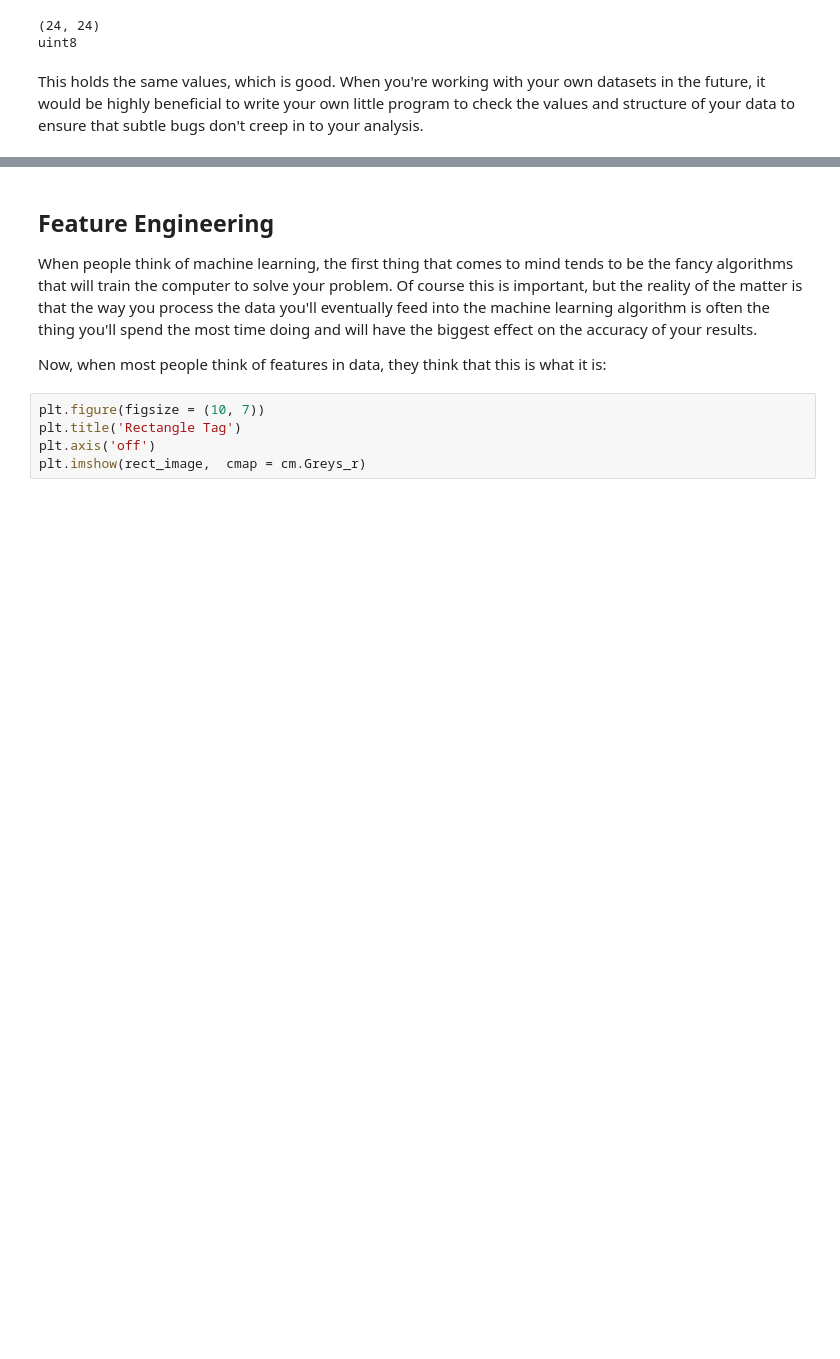
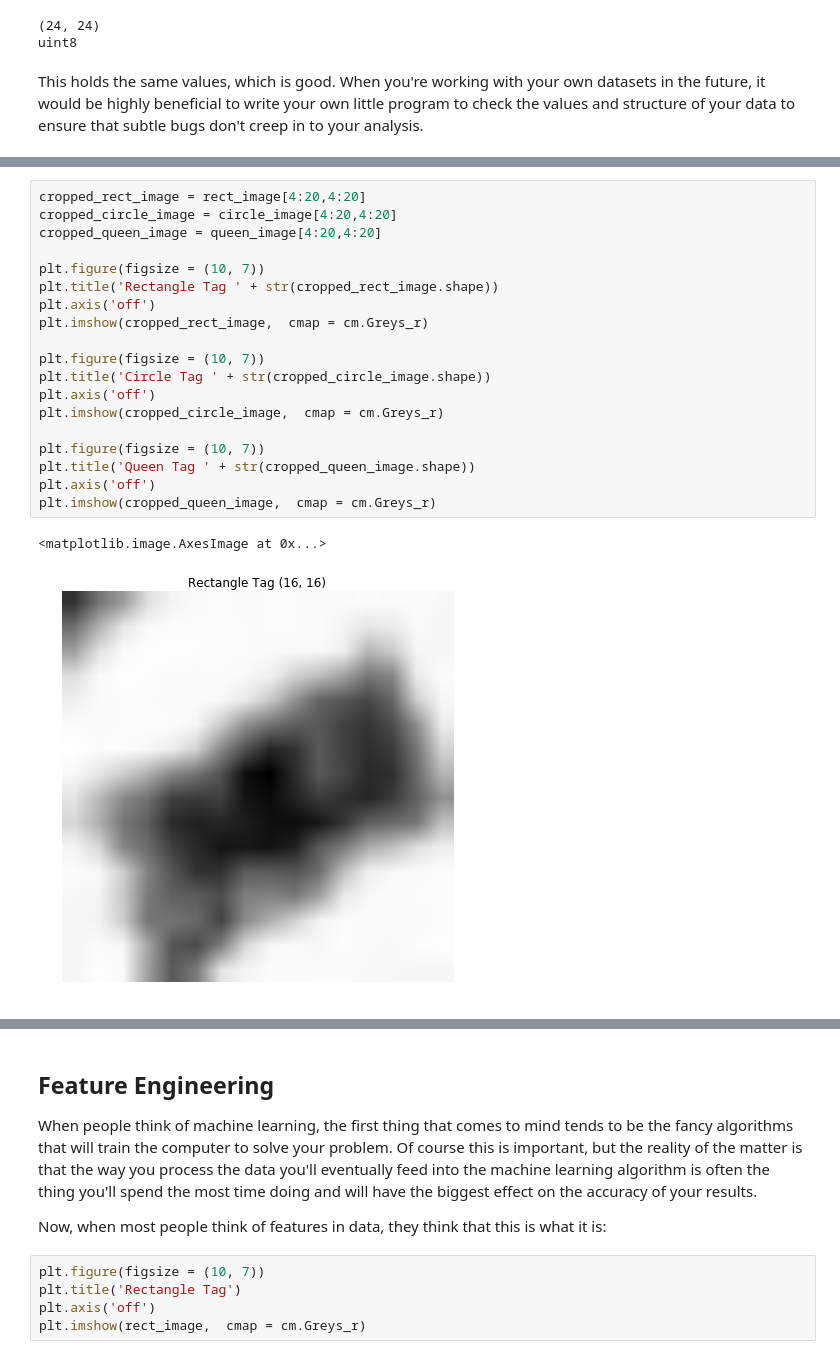
Before and after one commit to alistairwalsh/MLD, a Jupyter notebook: images_features.ipynb, the cells around one changed output, grey strips where cells are left out. Cells and saved outputs as stored; diff of their text form; blank space fills up the shorter version.

```diff
--- a/images_features.ipynb
+++ b/images_features.ipynb
@@ -69,0 +74,22 @@ This holds the same values, which is good. When you're working with your own dat
+# %%
+cropped_rect_image = rect_image[4:20,4:20]
+cropped_circle_image = circle_image[4:20,4:20]
+cropped_queen_image = queen_image[4:20,4:20]
+
+plt.figure(figsize = (10, 7))
+plt.title('Rectangle Tag ' + str(cropped_rect_image.shape))
+plt.axis('off')
+plt.imshow(cropped_rect_image,  cmap = cm.Greys_r)
+
+plt.figure(figsize = (10, 7))
+plt.title('Circle Tag ' + str(cropped_circle_image.shape))
+plt.axis('off')
+plt.imshow(cropped_circle_image,  cmap = cm.Greys_r)
+
+plt.figure(figsize = (10, 7))
+plt.title('Queen Tag ' + str(cropped_queen_image.shape))
+plt.axis('off')
+plt.imshow(cropped_queen_image,  cmap = cm.Greys_r)
+# %% [output]
+<matplotlib.image.AxesImage at 0x...>
+[figure, added]
```
Also changed, not shown: parts of 3 cells of this notebook, 4 other files.
